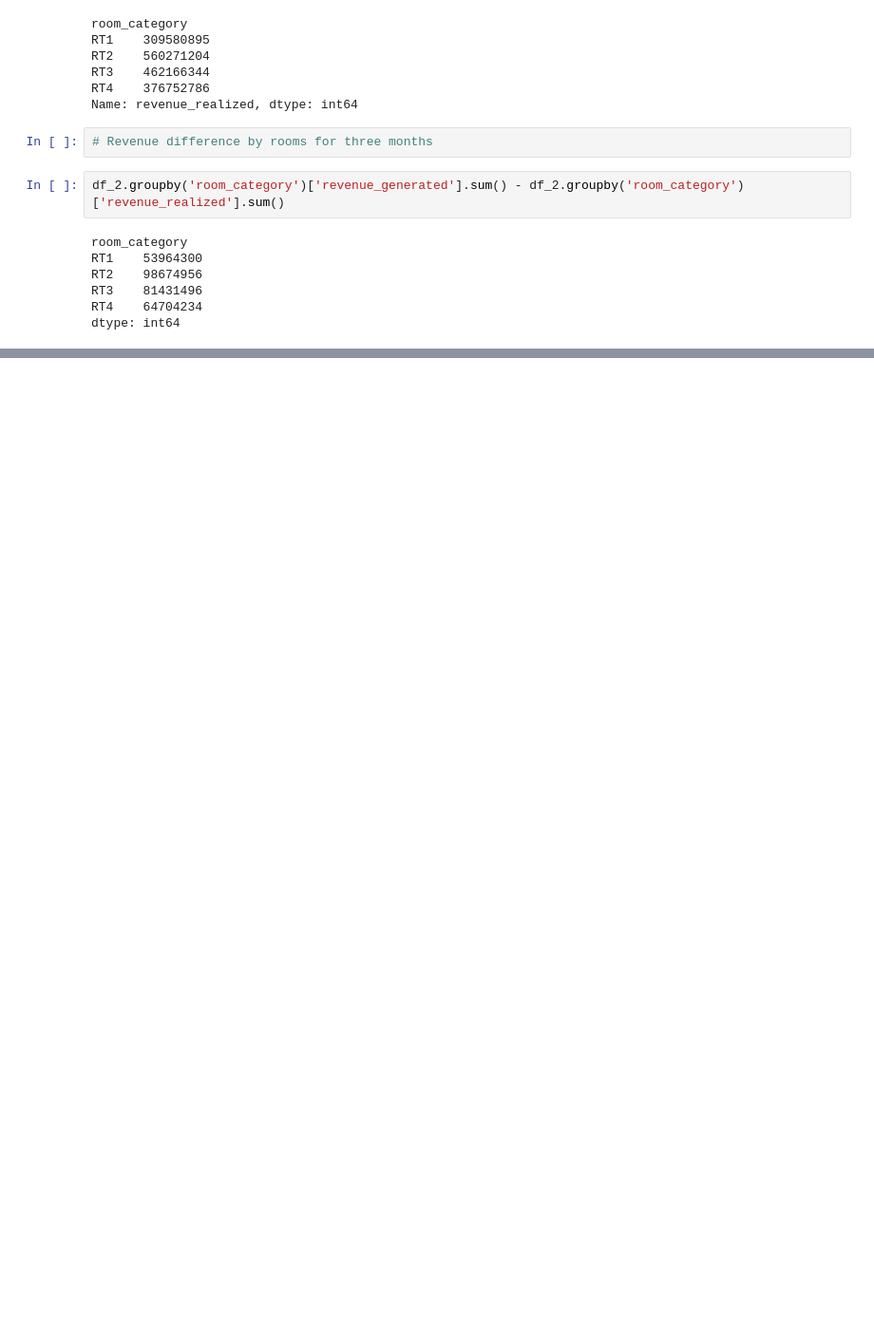
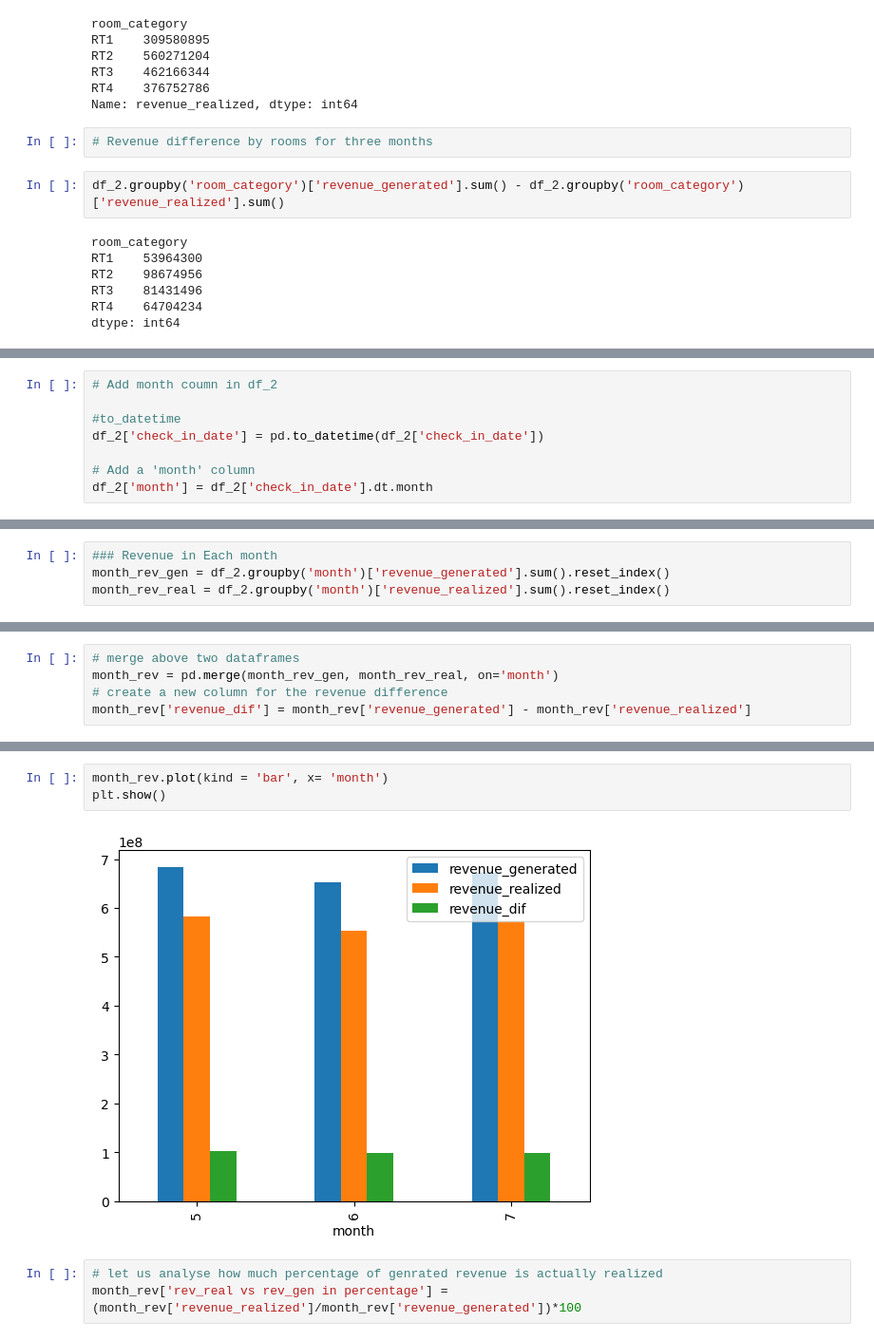
Before and after one commit to sidiquegithub/HOSPITALITY-PROJECT, a Jupyter notebook: CODE/INITIAL ANALYSIS.ipynb, the cells around one changed output, grey strips where cells are left out. Shown at 95% size. Saved outputs shown, nothing was run; the diff lists cells and outputs as text; blank space fills up the shorter version.

```diff
--- a/CODE/INITIAL ANALYSIS.ipynb
+++ b/CODE/INITIAL ANALYSIS.ipynb
@@ -432,0 +479,8 @@ dtype: int64
+# %%
+# Add month coumn in df_2
+
+#to_datetime
+df_2['check_in_date'] = pd.to_datetime(df_2['check_in_date'])
+
+# Add a 'month' column
+df_2['month'] = df_2['check_in_date'].dt.month
@@ -432,0 +505,4 @@ dtype: int64
+# %%
+### Revenue in Each month
+month_rev_gen = df_2.groupby('month')['revenue_generated'].sum().reset_index()
+month_rev_real = df_2.groupby('month')['revenue_realized'].sum().reset_index()
@@ -432,0 +526,5 @@ dtype: int64
+# %%
+# merge above two dataframes
+month_rev = pd.merge(month_rev_gen, month_rev_real, on='month')
+# create a new column for the revenue difference
+month_rev['revenue_dif'] = month_rev['revenue_generated'] - month_rev['revenue_realized']
@@ -432,0 +538,8 @@ dtype: int64
+# %%
+month_rev.plot(kind = 'bar', x= 'month')
+plt.show()
+# %% [output]
+[figure, added]
+# %%
+# let us analyse how much percentage of genrated revenue is actually realized
+month_rev['rev_real vs rev_gen in percentage'] =  (month_rev['revenue_realized']/month_rev['revenue_generated'])*100
```
Also changed, not shown: parts of 20 cells of this notebook.
